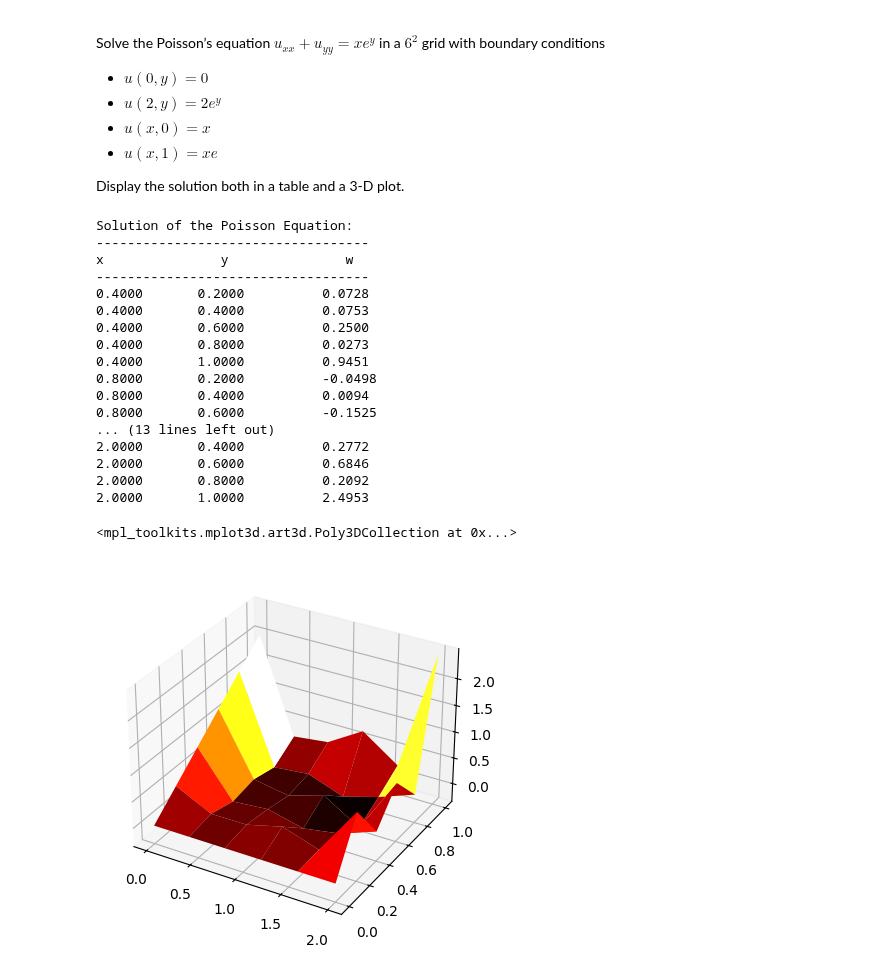
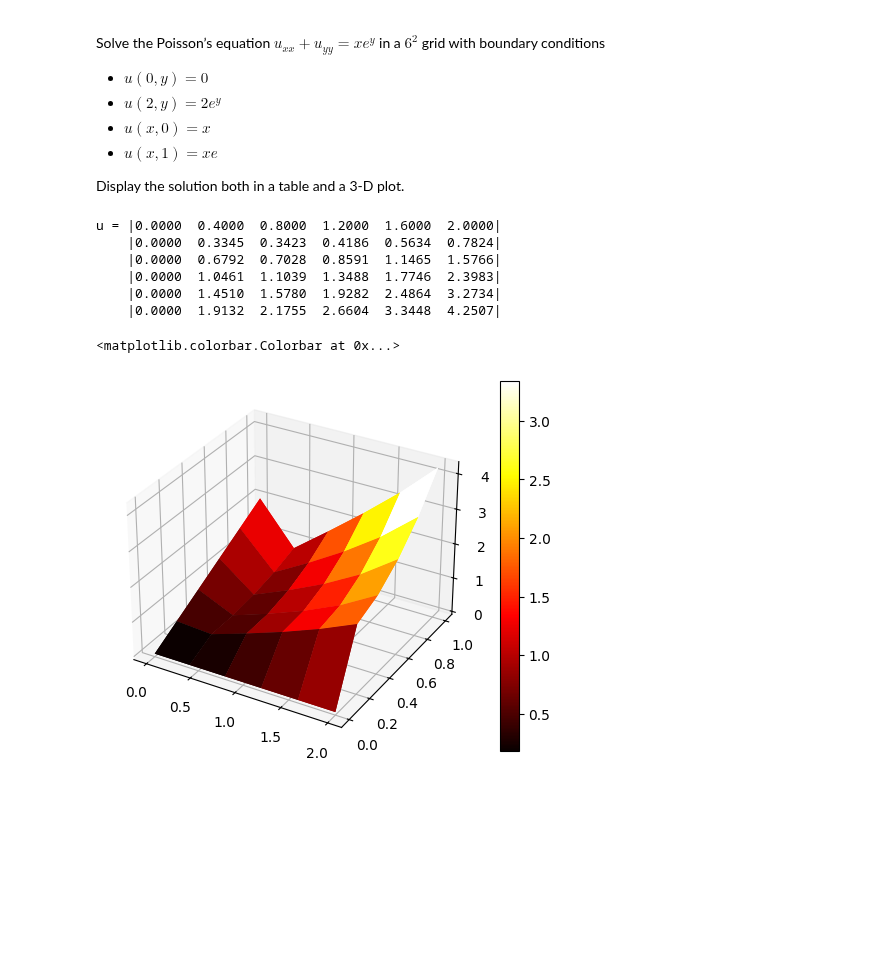
Before and after one commit to PeithonKing/adv_comp_phys, a Jupyter notebook: solns/asg1.ipynb, the cells around one changed output. Cells and saved outputs as stored; diff of their text form; code cells hidden in the pictures; blank space fills up the shorter version.

```diff
--- a/solns/asg1.ipynb
+++ b/solns/asg1.ipynb
@@ -192,12 +193,11 @@ h = 1 / (N - 1)  # Adjusted for 6x6 grid
 x = np.linspace(0, 2, N)
 y = np.linspace(0, 1, N)
 # %%
+# preparing u with boundary conditions
 u = np.zeros((N, N))
 
 for i in range(0, N-1):
     u[i, 0] = x[i]  # Left Boundary
     u[i, N-1] = x[i] * np.exp(1)  # Right Boundary
-
-for j in range(0,N-1):
-    u[0, j] = 0  # Lower Boundary
-    u[N-1, j] = 2 * np.exp(y[j])  # Upper Boundary
+    u[0, i] = 0  # Lower Boundary
+    u[N-1, i] = 2 * np.exp(y[i])  # Upper Boundary
@@ -234,5 +204,26 @@ Ainv=np.linalg.inv(A)
+# %%
+# Constructing the matrix A
+N2 = (N-1)**2
+A=np.zeros((N2, N2))
+
+coo = lambda i, j, N: i * N + j
+for i in range(N-1):
+    for j in range(N-1):
+
+        this = coo(i, j, N-1)
+        A[this, this] = 4  # self
+
+        if i > 0:
+            A[this, coo(i-1, j, N-1)] = -1  # Left
+        if i < N-2:
+            A[this, coo(i+1, j, N-1)] = -1  # Right
+        if j > 0:
+            A[this, coo(i, j-1, N-1)] = -1  # Up
+        if j < N-2:
+            A[this, coo(i, j+1, N-1)] = -1  # Down
+Ainv=np.linalg.inv(A)
 # %%
-r=np.zeros(N2)
+r = np.zeros(N2)
 
 # vector r
 for i in range (0,N-1):
@@ -250,39 +241,24 @@ for j in range (0,N-1):
     b_left_right[(N-1)*j]=0 # Left Boundary
     b_left_right[N-2+(N-1)*j]=2*np.exp(y[j+1])# Right Boundary
 
-b=b_left_right+b_bottom_top
+b = b_left_right + b_bottom_top
 
-C=np.dot(Ainv,r-b)
-u[1:N,1:N]=C.reshape((N-1,N-1))
+C = np.dot(Ainv, b - r)
+u[1:N, 1:N] = C.reshape((N-1,N-1))
-# %%
-print("Solution of the Poisson Equation:")
-print("-" * 35)
-print("x\t\ty\t\tw")
-print("-" * 35)
-for i in range(N-1):
-    for j in range(N-1):
-        print(f"{x[i+1]:.4f}       {y[j+1]:.4f}          {u[i+1, j+1]:.4f}")
-# %% [output]
-Solution of the Poisson Equation:
------------------------------------
-x               y               w
------------------------------------
-0.4000       0.2000          0.0728
-0.4000       0.4000          0.0753
-0.4000       0.6000          0.2500
-0.4000       0.8000          0.0273
-0.4000       1.0000          0.9451
-0.8000       0.2000          -0.0498
-0.8000       0.4000          0.0094
-0.8000       0.6000          -0.1525
-... (13 lines left out)
-2.0000       0.4000          0.2772
-2.0000       0.6000          0.6846
-2.0000       0.8000          0.2092
-2.0000       1.0000          2.4953
+# %%
+# Display as a table
+print(Matrix(list(u.T), "u").__str__(4))
+# %% [output]
+u = |0.0000  0.4000  0.8000  1.2000  1.6000  2.0000|
+    |0.0000  0.3345  0.3423  0.4186  0.5634  0.7824|
+    |0.0000  0.6792  0.7028  0.8591  1.1465  1.5766|
+    |0.0000  1.0461  1.1039  1.3488  1.7746  2.3983|
+    |0.0000  1.4510  1.5780  1.9282  2.4864  3.2734|
+    |0.0000  1.9132  2.1755  2.6604  3.3448  4.2507|
 # %%
 fig, ax = plt.subplots(subplot_kw={"projection": "3d"})
 ax.plot_surface(*np.meshgrid(x, y), u, cmap='hot')
+plt.colorbar(ax.plot_surface(*np.meshgrid(x, y), u, cmap='hot'))
 # %% [output]
-<mpl_toolkits.mplot3d.art3d.Poly3DCollection at 0x...>
+<matplotlib.colorbar.Colorbar at 0x...>
-[figure, old version]
+[figure, new version]
```
Also changed, not shown: parts of 5 cells of this notebook, 2 other files.
